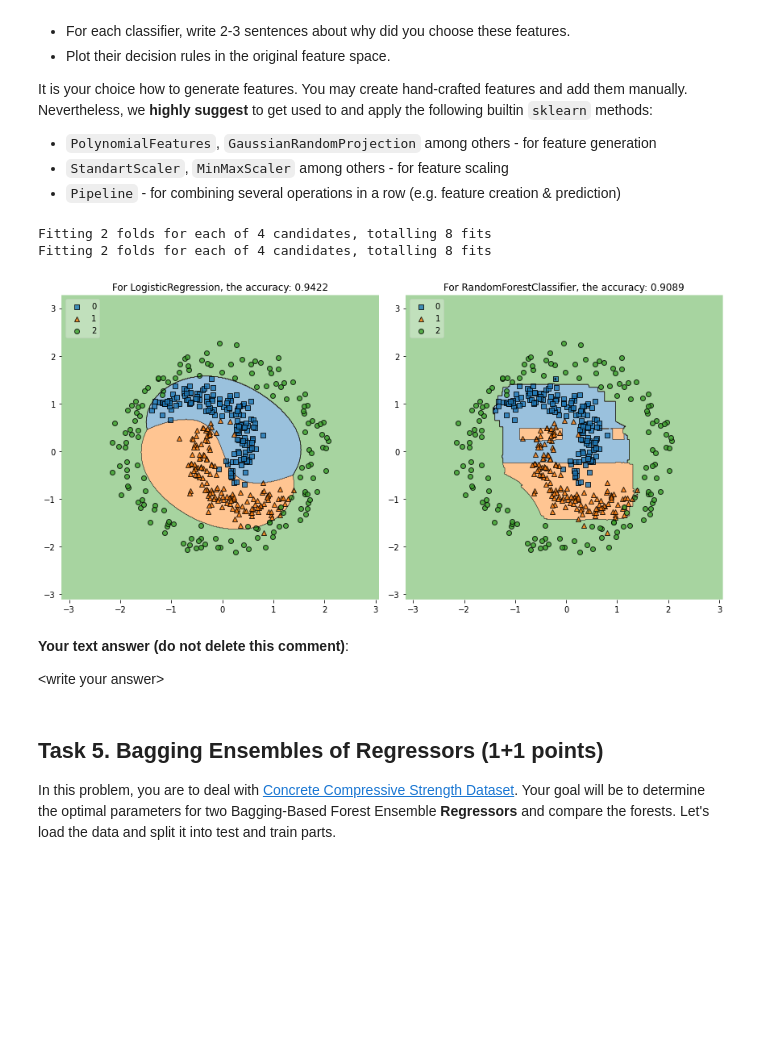
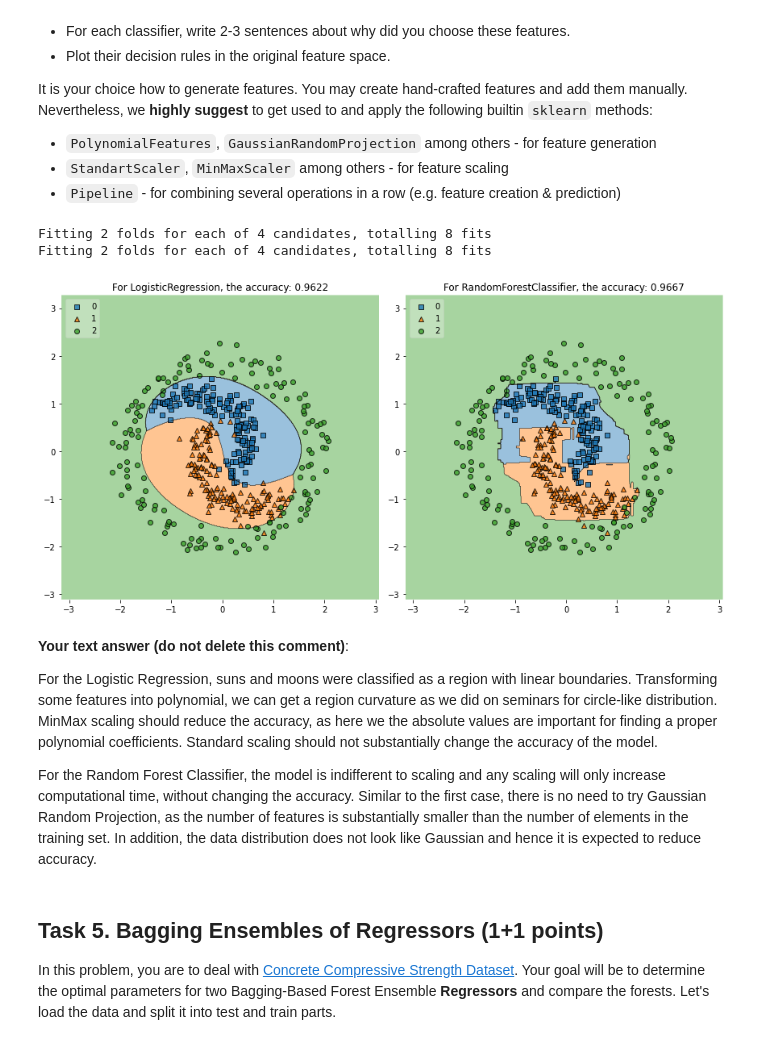
Before and after one commit to purphy42/ML_2023, a Jupyter notebook: HW_1.ipynb, the cells around one changed output. Saved outputs shown, nothing was run; the diff lists cells and outputs as text; code cells hidden in the pictures; blank space fills up the shorter version.

```diff
--- a/HW_1.ipynb
+++ b/HW_1.ipynb
@@ -303,50 +303,54 @@ It is your choice how to generate features. You may create hand-crafted features
 
 models_parameters = [
     {
-        "model" : [LogisticRegression(n_jobs=-1, random_state=fixed_state)],
+        "model" : [LogisticRegression(C=2.0, n_jobs=-1, random_state=fixed_state)],
         "generator" : [PolynomialFeatures()],
         "generator__degree" : [2,3,4,5],
         "scaler" : [StandardScaler()],
     },
 
     {
-        "model" : [RandomForestClassifier(n_estimators=20, max_depth=4, random_state=fixed_state)],
+        "model" : [RandomForestClassifier(n_estimators=30, max_depth=5, random_state=fixed_state)],
         "generator" : [PolynomialFeatures()],
         "generator__degree" : [2,3,4,5],
-        "scaler" : [StandardScaler()]
+        "scaler" : [None]
     },
 ]
 
 gs = gridspec.GridSpec(1, 2)
 fig = plt.figure(figsize=(12, 6))
 
 pipeline = Pipeline([
                      ("generator", PolynomialFeatures()),
                      ("scaler", StandardScaler()),
                      ("model", LogisticRegression(random_state=fixed_state))
                      ])
 
 for parameters, ax, grd in zip(models_parameters, axes.flat, itertools.product([0, 1], repeat=2)):
-  model_fit = GridSearchCV(pipeline, parameters, cv=2, n_jobs=-1, scoring="accuracy", verbose=3)
+  model_fit = GridSearchCV(pipeline, parameters, cv=2, scoring="accuracy", verbose=3, n_jobs=-1)
   model_fit.fit(X, y)
   y_pred = model_fit.predict(X)
   accuracy_cur = accuracy_score(y, y_pred)
   ax = plt.subplot(gs[grd[0], grd[1]])
   fig = plot_decision_regions(X=X, y=y, clf=model_fit, legend=2)
   title_cur = "For {}, the accuracy: {:.4f}".format(str(parameters["model"][0]).split("(")[0], accuracy_cur)
   ax.set_title(title_cur)
 
 plt.tight_layout()
 
 ### END Solution (do not delete this comment)
 # %% [output]
 Fitting 2 folds for each of 4 candidates, totalling 8 fits
 Fitting 2 folds for each of 4 candidates, totalling 8 fits
-[figure, old version]
+[figure, new version]
-# %% [markdown]
-**Your text answer (do not delete this comment)**:
-
-\<write your answer\>
+# %% [markdown]
+**Your text answer (do not delete this comment)**:
+
+For the Logistic Regression, suns and moons were classified as a region with linear boundaries. Transforming some features into polynomial, we can get a region curvature as we did on seminars for circle-like distribution. MinMax scaling should reduce the accuracy, as here we the absolute values are important for finding a proper polynomial coefficients. Standard scaling should not substantially change the accuracy of the model.
+
+
+
+For the Random Forest Classifier, the model is indifferent to scaling and any scaling will only increase computational time, without changing the accuracy. Similar to the first case, there is no need to try Gaussian Random Projection, as the number of features is substantially smaller than the number of elements in the training set. In addition, the data distribution does not look like Gaussian and hence it is expected to reduce accuracy.
 # %% [markdown]
 ## Task 5. Bagging Ensembles of Regressors (1+1 points)
 In this problem, you are to deal with [Concrete Compressive Strength Dataset](https://www.kaggle.com/elikplim/concrete-compressive-strength-data-set). Your goal will be to determine the optimal parameters for two Bagging-Based Forest Ensemble **Regressors** and compare the forests. Let's load the data and split it into test and train parts.
```
Also changed, not shown: parts of 8 cells of this notebook.
